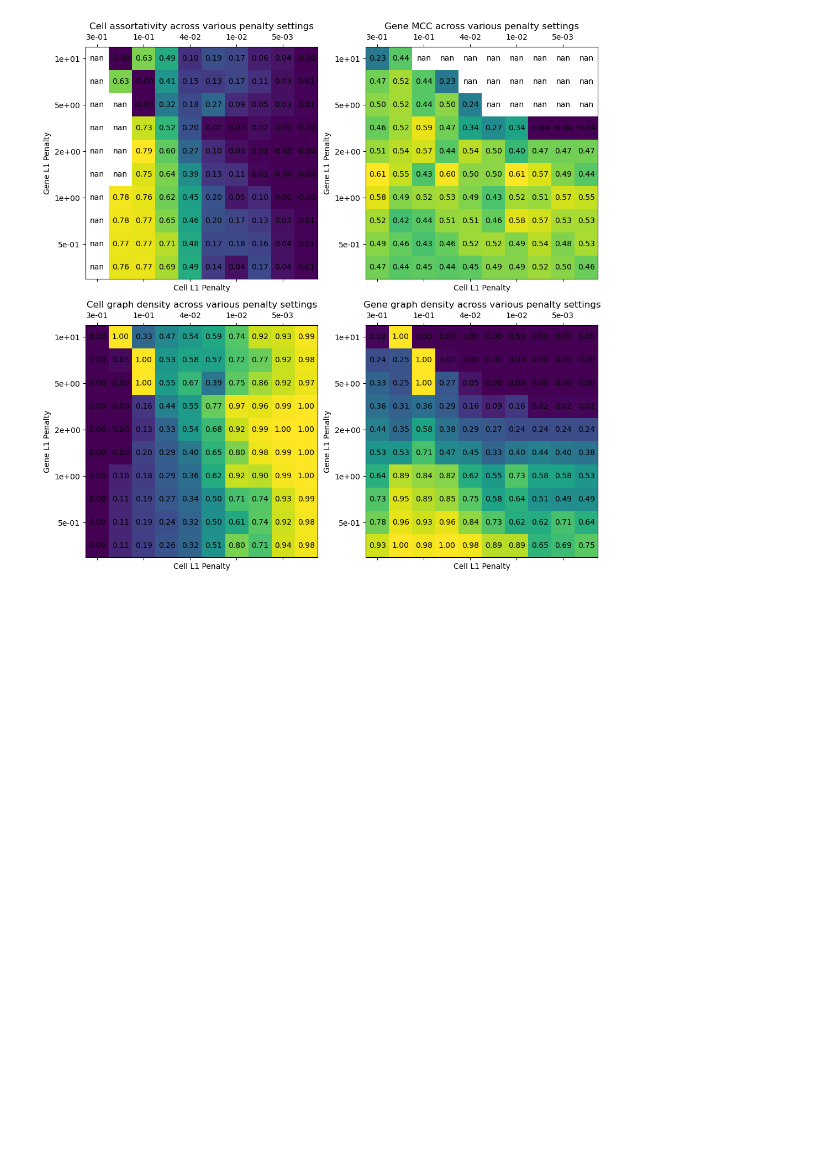
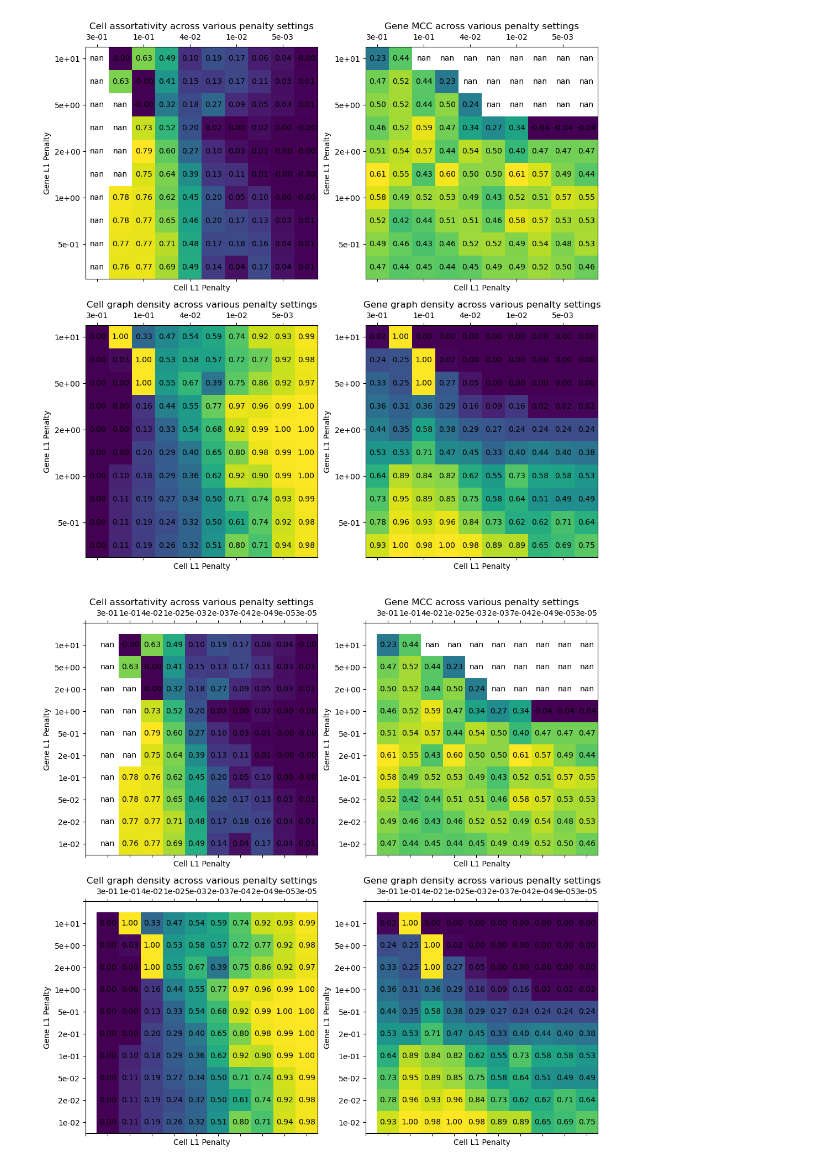
Before and after one commit to BaileyAndrew/Cartesian-LGAM, a Jupyter notebook: real_data.ipynb, the cells around one changed output. Cells and saved outputs as stored; diff of their text form; code cells hidden in the pictures; blank space fills up the shorter version.

```diff
--- a/real_data.ipynb
+++ b/real_data.ipynb
@@ -1908,3 +1908,88 @@ for i in range(gene_sparsities.shape[0]): # rows
 pass
 # %% [output]
 [figure]
+# %%
+assorts = []
+mccs = []
+cell_sparsities = []
+gene_sparsities = []
+for Lss in Ls_4:
+    # Get cell assortativity
+    cells = ig.Graph.Weighted_Adjacency(Lss[0]).simplify()
+    cells.vs["cell_type"] = ordered_krum.obs["cell_type"].cat.codes
+    assorts.append(cells.assortativity(cells.vs["cell_type"]))
+
+    # Get gene mcc
+    genes = (Lss[1] - np.diag(np.diag(Lss[1]))) != 0
+    mccs.append(mcc(true_graph, genes))
+
+    # Sparsities
+    cell_sparsities.append(2 * (np.tril(Lss[0], k=-1) != 0).sum() / (Lss[0].shape[0]**2 - Lss[0].shape[0]))
+    gene_sparsities.append(2 * (np.tril(Lss[1], k=-1) != 0).sum() / (Lss[1].shape[0]**2 - Lss[1].shape[0]))
+
+
+mccs = np.array(mccs).reshape(len(gene_range), len(cell_range))
+assorts = np.array(assorts).reshape(len(gene_range), len(cell_range))
+cell_sparsities = np.array(cell_sparsities).reshape(len(gene_range), len(cell_range))
+gene_sparsities = np.array(gene_sparsities).reshape(len(gene_range), len(cell_range))
+
+fig, ((ax1, ax2), (ax3, ax4)) = plt.subplots(figsize=(12, 12), ncols=2, nrows=2)
+ax1.matshow(assorts)
+ax1.set_xticks(np.arange(11)-1)
+ax1.set_yticks(np.arange(11)-1)
+ax1.set_xticklabels([''] + [f'{x:.0e}' for x in cell_range])
+ax1.set_yticklabels([''] + [f'{x:.0e}' for x in gene_range])
+ax1.set_xlabel("Cell L1 Penalty")
+ax1.set_ylabel("Gene L1 Penalty")
+ax1.set_title("Cell assortativity across various penalty settings")
+
+for i in range(assorts.shape[0]): # rows
+    for j in range(assorts.shape[1]): # columns
+        text = ax1.text(j, i, f"{assorts[i, j]:.2f}",
+                       ha="center", va="center", color="black")
+
+ax2.matshow(mccs)
+ax2.set_xticks(np.arange(11)-1)
+ax2.set_yticks(np.arange(11)-1)
+ax2.set_xticklabels([''] + [f'{x:.0e}' for x in cell_range])
+ax2.set_yticklabels([''] + [f'{x:.0e}' for x in gene_range])
+ax2.set_xlabel("Cell L1 Penalty")
+ax2.set_ylabel("Gene L1 Penalty")
+ax2.set_title("Gene MCC across various penalty settings")
+
+for i in range(mccs.shape[0]): # rows
+    for j in range(mccs.shape[1]): # columns
+        text = ax2.text(j, i, f"{mccs[i, j]:.2f}",
+                       ha="center", va="center", color="black")
+
+ax3.matshow(cell_sparsities)
+ax3.set_xticks(np.arange(11)-1)
+ax3.set_yticks(np.arange(11)-1)
+ax3.set_xticklabels([''] + [f'{x:.0e}' for x in cell_range])
+ax3.set_yticklabels([''] + [f'{x:.0e}' for x in gene_range])
+ax3.set_xlabel("Cell L1 Penalty")
+ax3.set_ylabel("Gene L1 Penalty")
+ax3.set_title("Cell graph density across various penalty settings")
+
+for i in range(cell_sparsities.shape[0]): # rows
+    for j in range(cell_sparsities.shape[1]): # columns
+        text = ax3.text(j, i, f"{cell_sparsities[i, j]:.2f}",
+                       ha="center", va="center", color="black")
+
+ax4.matshow(gene_sparsities)
+ax4.set_xticks(np.arange(11)-1)
+ax4.set_yticks(np.arange(11)-1)
+ax4.set_xticklabels([''] + [f'{x:.0e}' for x in cell_range])
+ax4.set_yticklabels([''] + [f'{x:.0e}' for x in gene_range])
+ax4.set_xlabel("Cell L1 Penalty")
+ax4.set_ylabel("Gene L1 Penalty")
+ax4.set_title("Gene graph density across various penalty settings")
+
+for i in range(gene_sparsities.shape[0]): # rows
+    for j in range(gene_sparsities.shape[1]): # columns
+        text = ax4.text(j, i, f"{gene_sparsities[i, j]:.2f}",
+                       ha="center", va="center", color="black")
+
+pass
+# %% [output]
+[figure, added]
```
Also changed, not shown: parts of 11 cells of this notebook, 1 other file.
